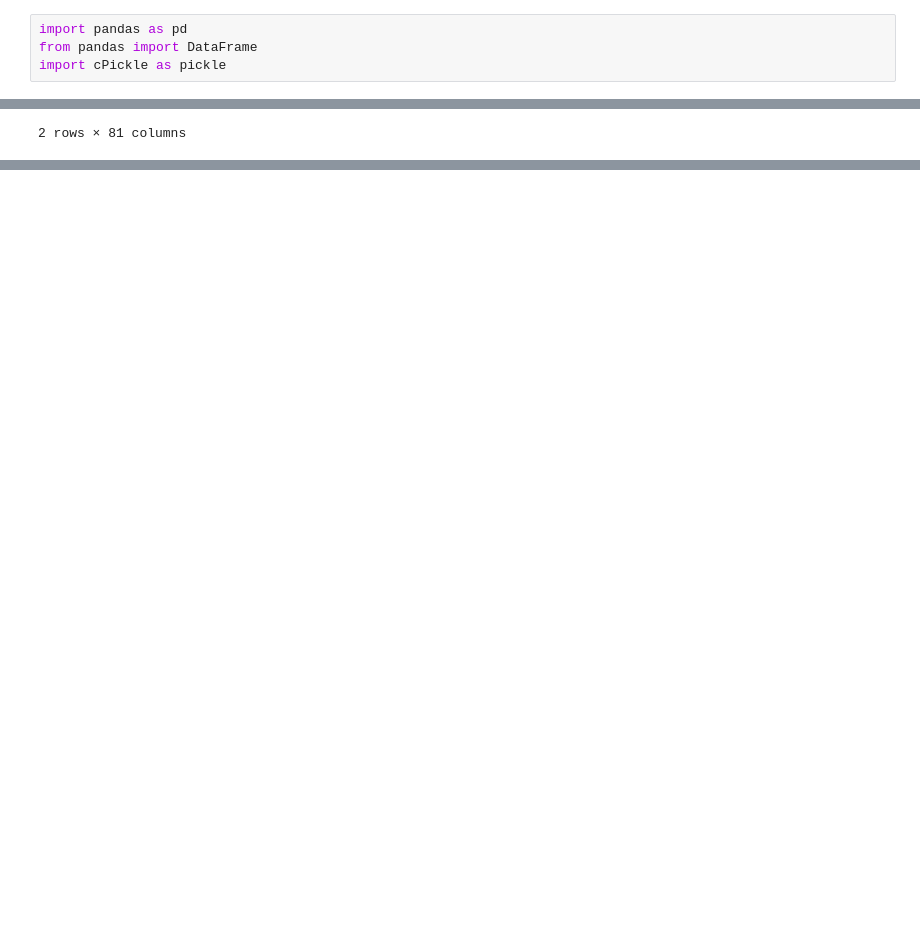
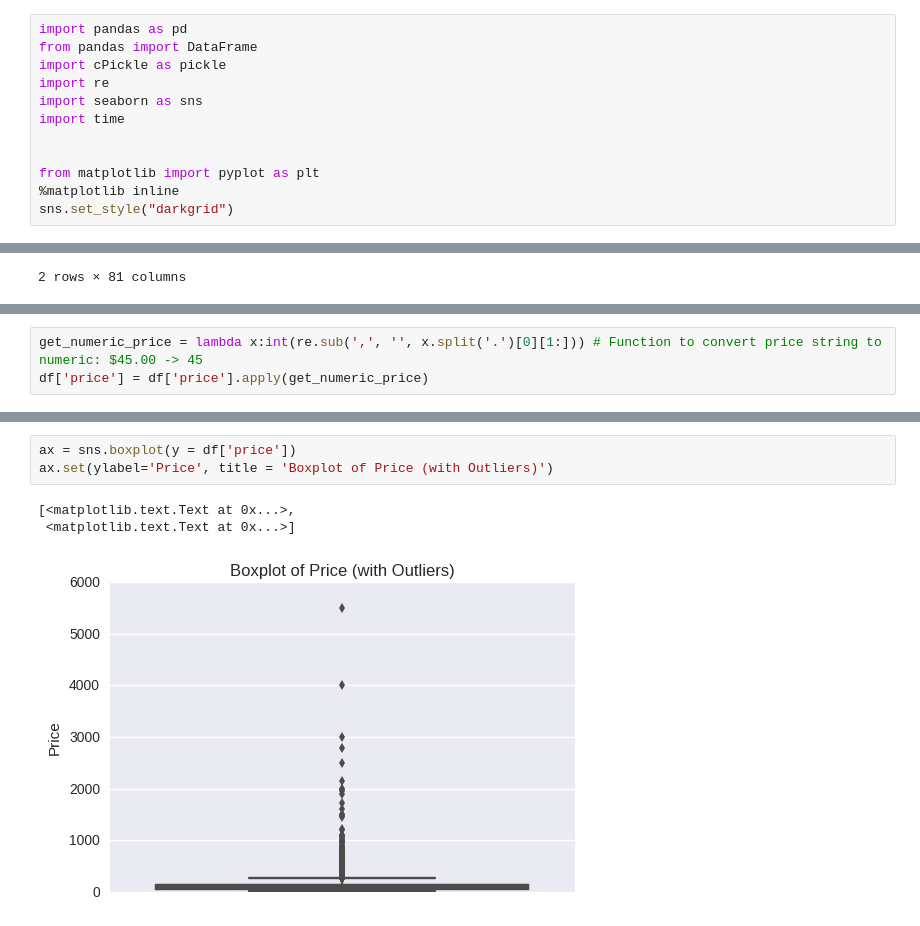
Before and after one commit to HareeshBahuleyan/airbnb-analysis, a Jupyter notebook: 4_data_exploration.ipynb, the cells around one changed output, grey strips where cells are left out. Drawn from its saved outputs; the diff is of its cells as text; blank space fills up the shorter version.

Commit message:
Charting in data exploration notebook

```diff
--- a/4_data_exploration.ipynb
+++ b/4_data_exploration.ipynb
@@ -2,6 +2,14 @@
 import pandas as pd
 from pandas import DataFrame
 import cPickle as pickle
+import re
+import seaborn as sns
+import time
+
+
+from matplotlib import pyplot as plt
+%matplotlib inline
+sns.set_style("darkgrid")
 # %%
 with open('df_amenities_neighbourhood_all.pkl') as f:
     df = pickle.load(f)
@@ -14,0 +27,3 @@ df.head(2)
+# %%
+get_numeric_price = lambda x:int(re.sub(',', '', x.split('.')[0][1:])) # Function to convert price string to numeric: $45.00 -> 45
+df['price'] = df['price'].apply(get_numeric_price)
@@ -14,0 +57,7 @@ df.head(2)
+# %%
+ax = sns.boxplot(y = df['price'])
+ax.set(ylabel='Price', title = 'Boxplot of Price (with Outliers)')
+# %% [output]
+[<matplotlib.text.Text at 0x...>,
+ <matplotlib.text.Text at 0x...>]
+[figure, added]
```
Also changed, not shown: parts of 32 cells of this notebook.
